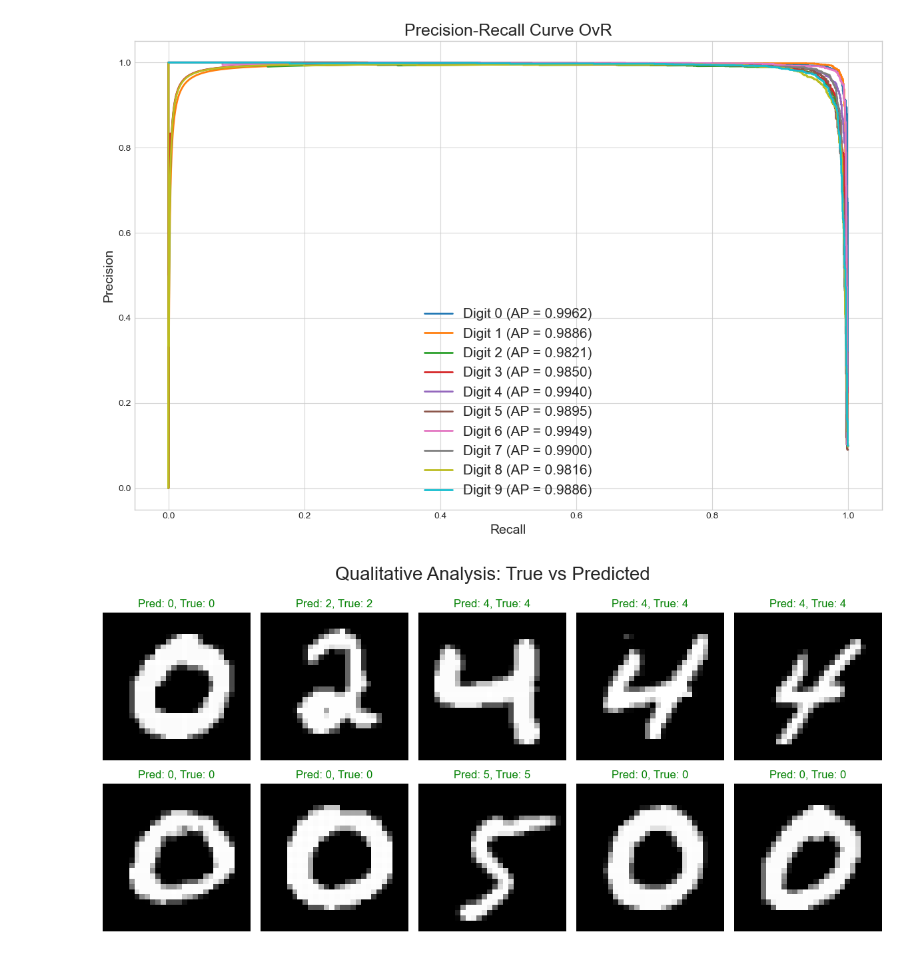
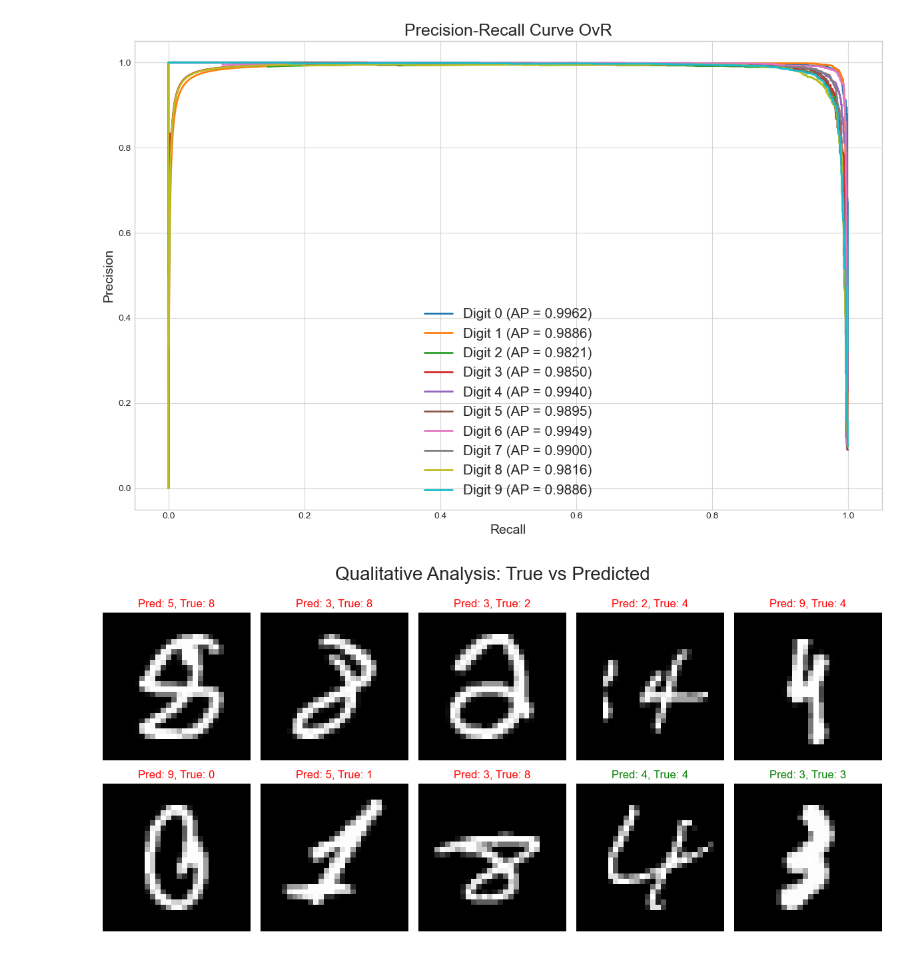
Before and after one commit to Booma1002/ML-Classes, a Jupyter notebook: Temp.ipynb, the cells around one changed output. Saved outputs shown, nothing was run; the diff lists cells and outputs as text; code cells hidden in the pictures.

```diff
--- a/MNIST.ipynb
+++ b/Temp.ipynb
@@ -249,25 +249,25 @@ offset=0
 # %%
 num_samples = 10
 confidences = np.max(y_score, axis=1)
 # indices = np.random.choice(len(X_test_proc), num_samples, replace=False) # random sample
-indices = np.argsort(confidences)[::-1][offset:offset +num_samples] # most confidence predictions
-# indices = np.argsort(confidences)[offset:offset +num_samples] # least confidence predictions
+# indices = np.argsort(confidences)[::-1][offset:offset +num_samples] # most confidence predictions
+indices = np.argsort(confidences)[offset:offset +num_samples] # least confidence predictions
 offset += num_samples
 fig, axes = plt.subplots(2, 5, figsize=(12, 6))
 fig.suptitle('Qualitative Analysis: True vs Predicted', fontsize=20)
 for i, ax in enumerate(axes.flat):
     idx = indices[i]
     img = X_test[idx].reshape(28, 28)
 
     pred = model.predict(X_test_proc[idx].reshape(1, -1))[0]
     true = y_test[idx]
 
     ax.imshow(img, cmap='grey')
     ax.set_title(f"Pred: {pred}, True: {true}",
                  color=('green' if pred == true else 'red'))
     ax.axis('off')
 
 plt.tight_layout()
 plt.show()
 # %% [output]
-[figure, old version]
+[figure, new version]
```
